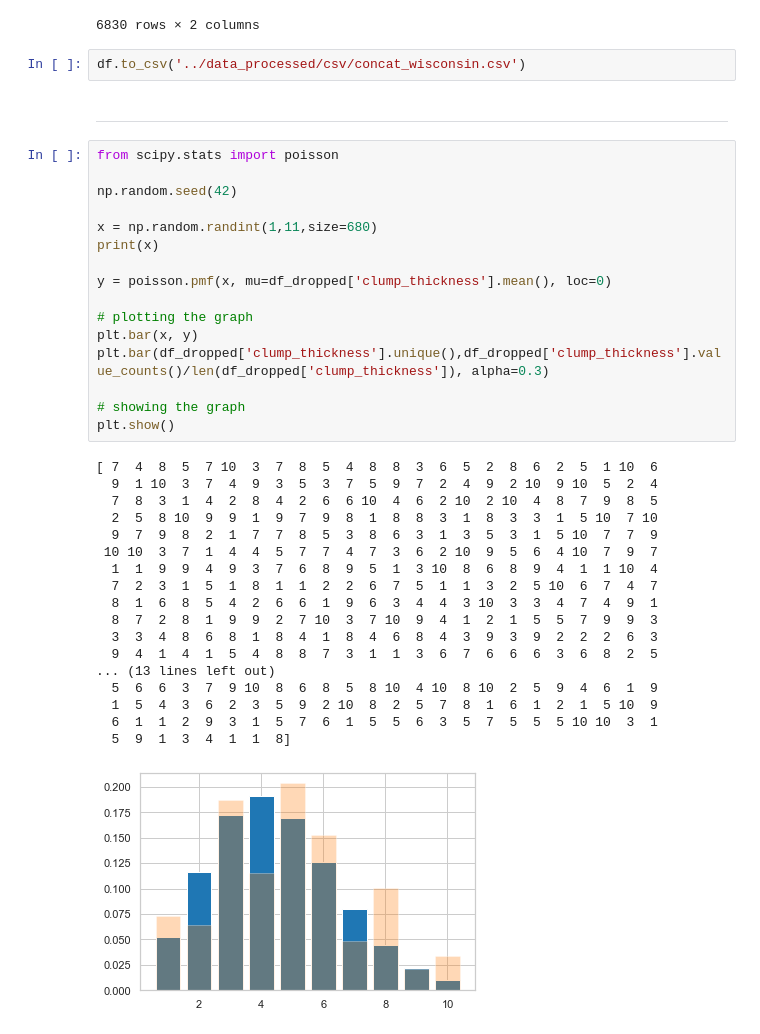
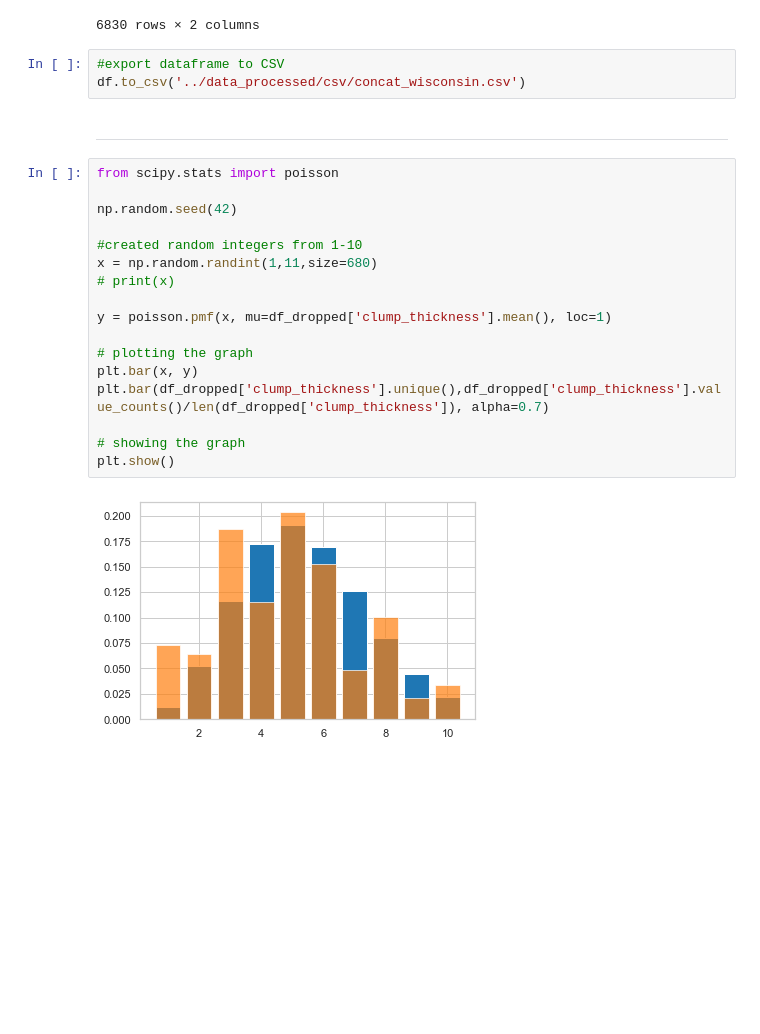
Before and after one commit to rromang/breast_cancer_classification, a Jupyter notebook: notebooks/initial.ipynb, the cells around one changed output. Saved outputs shown, nothing was run; the diff lists cells and outputs as text; blank space fills up the shorter version.

```diff
--- a/notebooks/initial.ipynb
+++ b/notebooks/initial.ipynb
@@ -441,41 +493,26 @@ conc_df
 | 6829 | 4 | class |
 6830 rows × 2 columns
 # %%
+#export dataframe to CSV
 df.to_csv('../data_processed/csv/concat_wisconsin.csv')
 # %% [markdown]
 -------------------------
 # %%
 from scipy.stats import poisson
 
 np.random.seed(42)
 
+#created random integers from 1-10
 x = np.random.randint(1,11,size=680)
-print(x)
+# print(x)
 
-y = poisson.pmf(x, mu=df_dropped['clump_thickness'].mean(), loc=0)
+y = poisson.pmf(x, mu=df_dropped['clump_thickness'].mean(), loc=1)
 
 # plotting the graph
 plt.bar(x, y)
-plt.bar(df_dropped['clump_thickness'].unique(),df_dropped['clump_thickness'].value_counts()/len(df_dropped['clump_thickness']), alpha=0.3)
+plt.bar(df_dropped['clump_thickness'].unique(),df_dropped['clump_thickness'].value_counts()/len(df_dropped['clump_thickness']), alpha=0.7)
 
 # showing the graph
 plt.show()
 # %% [output]
-[ 7  4  8  5  7 10  3  7  8  5  4  8  8  3  6  5  2  8  6  2  5  1 10  6
-  9  1 10  3  7  4  9  3  5  3  7  5  9  7  2  4  9  2 10  9 10  5  2  4
-  7  8  3  1  4  2  8  4  2  6  6 10  4  6  2 10  2 10  4  8  7  9  8  5
-  2  5  8 10  9  9  1  9  7  9  8  1  8  8  3  1  8  3  3  1  5 10  7 10
-  9  7  9  8  2  1  7  7  8  5  3  8  6  3  1  3  5  3  1  5 10  7  7  9
- 10 10  3  7  1  4  4  5  7  7  4  7  3  6  2 10  9  5  6  4 10  7  9  7
-  1  1  9  9  4  9  3  7  6  8  9  5  1  3 10  8  6  8  9  4  1  1 10  4
-  7  2  3  1  5  1  8  1  1  2  2  6  7  5  1  1  3  2  5 10  6  7  4  7
-  8  1  6  8  5  4  2  6  6  1  9  6  3  4  4  3 10  3  3  4  7  4  9  1
-  8  7  2  8  1  9  9  2  7 10  3  7 10  9  4  1  2  1  5  5  7  9  9  3
-  3  3  4  8  6  8  1  8  4  1  8  4  6  8  4  3  9  3  9  2  2  2  6  3
-  9  4  1  4  1  5  4  8  8  7  3  1  1  3  6  7  6  6  6  3  6  8  2  5
-... (13 lines left out)
-  5  6  6  3  7  9 10  8  6  8  5  8 10  4 10  8 10  2  5  9  4  6  1  9
-  1  5  4  3  6  2  3  5  9  2 10  8  2  5  7  8  1  6  1  2  1  5 10  9
-  6  1  1  2  9  3  1  5  7  6  1  5  5  6  3  5  7  5  5  5 10 10  3  1
-  5  9  1  3  4  1  1  8]
-[figure, old version]
+[figure, new version]
```
Also changed, not shown: parts of 7 cells of this notebook, 1 other file.
